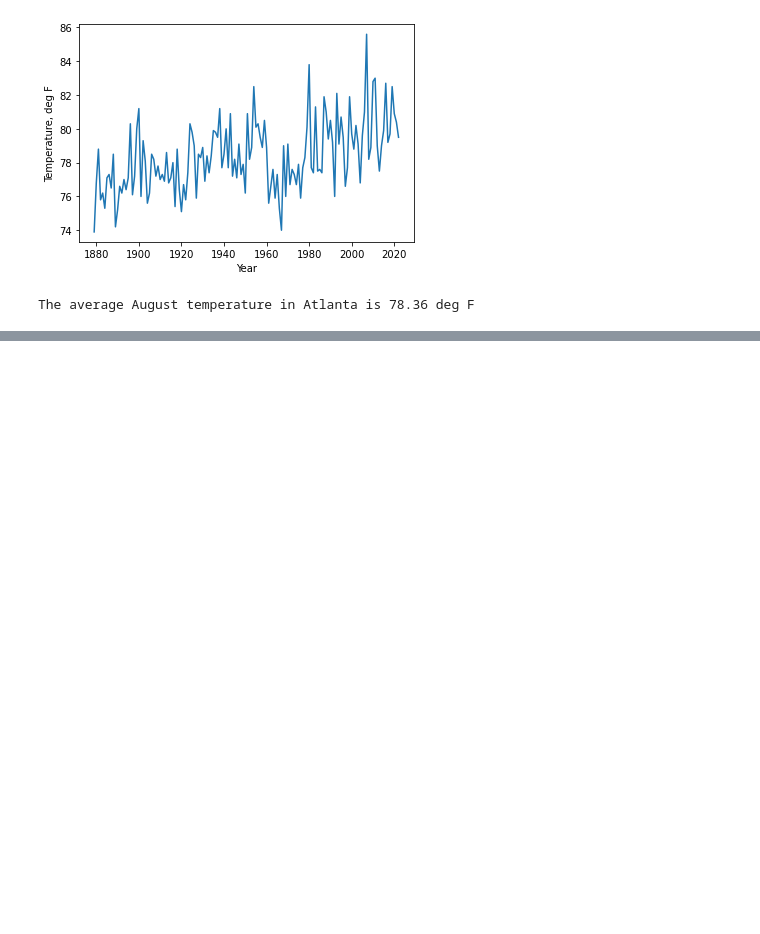
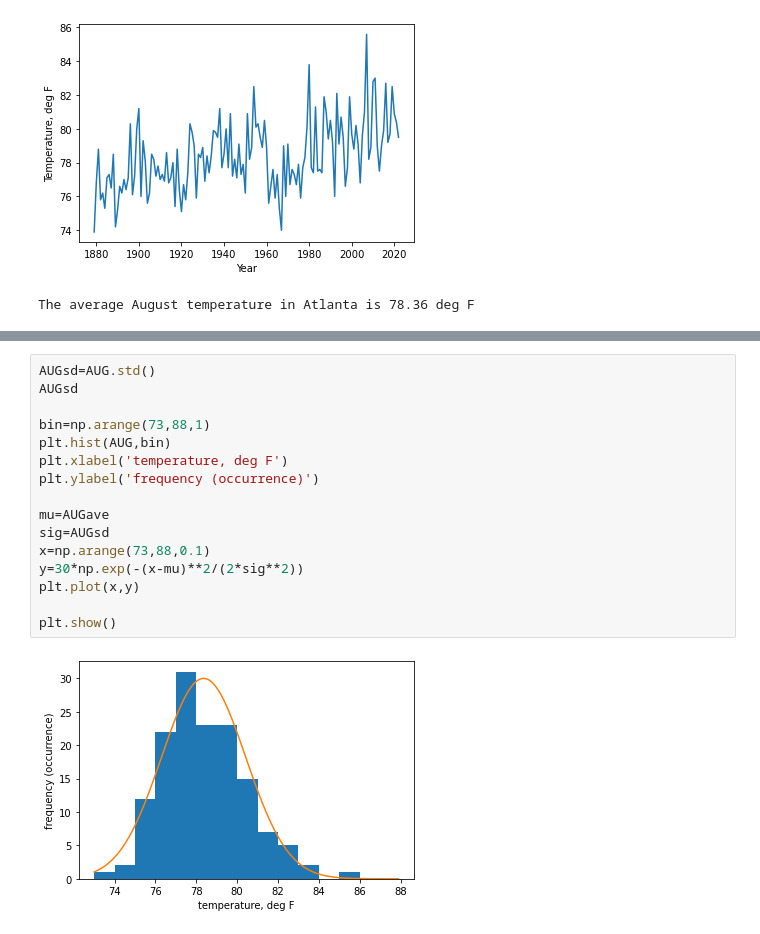
Before and after one commit to pengfeiliu371/EAS2655_S2023, a Jupyter notebook: python/Week1_exercise.ipynb, the cells around one changed output, grey strips where cells are left out. Cells and saved outputs as stored; diff of their text form; blank space fills up the shorter version.

```diff
--- a/python/Week1_exercise.ipynb
+++ b/python/Week1_exercise.ipynb
@@ -87,0 +67,18 @@ plt.show()
+# %%
+AUGsd=AUG.std()
+AUGsd
+
+bin=np.arange(73,88,1)
+plt.hist(AUG,bin)
+plt.xlabel('temperature, deg F')
+plt.ylabel('frequency (occurrence)')
+
+mu=AUGave
+sig=AUGsd
+x=np.arange(73,88,0.1)
+y=30*np.exp(-(x-mu)**2/(2*sig**2))
+plt.plot(x,y)
+
+plt.show()
+# %% [output]
+[figure, added]
```
Also changed, not shown: parts of 4 cells of this notebook, 1 other file.
